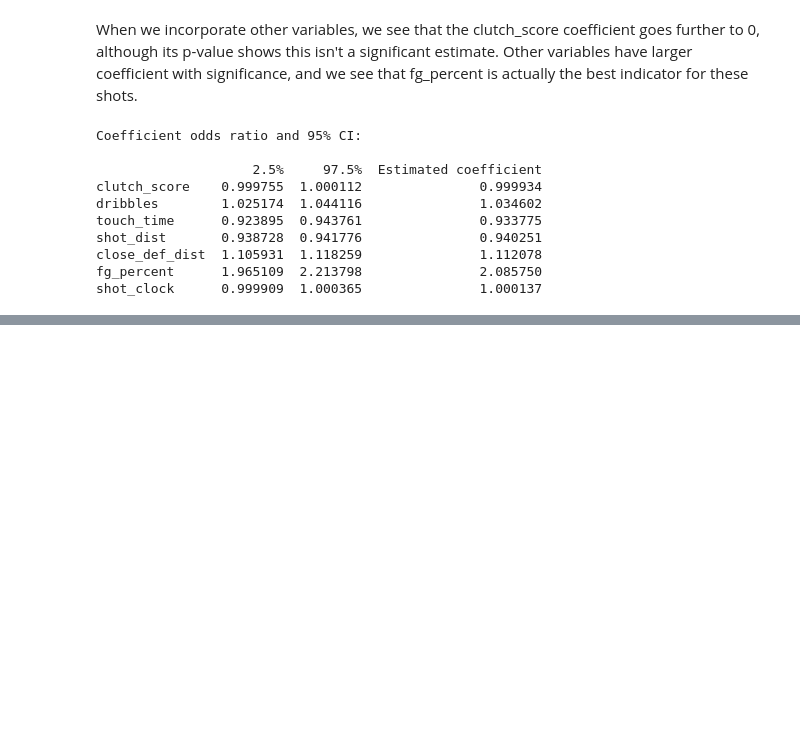
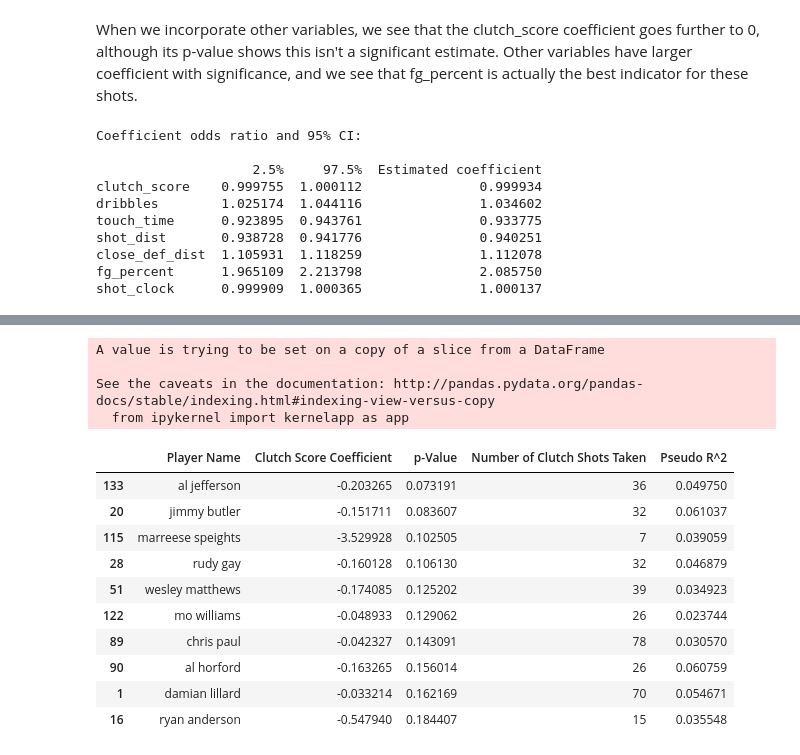
Before and after one commit to kylekwong/cs109-hot-hand, a Jupyter notebook: clutch_factor.ipynb, the cells around one changed output, grey strips where cells are left out. Saved outputs shown, nothing was run; the diff lists cells and outputs as text; code cells hidden in the pictures; blank space fills up the shorter version.

```diff
--- a/clutch_factor.ipynb
+++ b/clutch_factor.ipynb
@@ -463,0 +419,20 @@ Pseudo R^2: 0.0722590366701
+# %%
+choke_players = top_player_info[top_player_info['Clutch Score Coefficient'] < 0]
+choke_players.sort_values('p-Value', inplace=True)
+choke_players.head(10)
+# %% [output]
+A value is trying to be set on a copy of a slice from a DataFrame
+
+See the caveats in the documentation: http://pandas.pydata.org/pandas-docs/stable/indexing.html#indexing-view-versus-copy
+  from ipykernel import kernelapp as app
+|  | Player Name | Clutch Score Coefficient | p-Value | Number of Clutch Shots Taken | Pseudo R^2 |
+| 133 | al jefferson | -0.203265 | 0.073191 | 36 | 0.049750 |
+| 20 | jimmy butler | -0.151711 | 0.083607 | 32 | 0.061037 |
+| 115 | marreese speights | -3.529928 | 0.102505 | 7 | 0.039059 |
+| 28 | rudy gay | -0.160128 | 0.106130 | 32 | 0.046879 |
+| 51 | wesley matthews | -0.174085 | 0.125202 | 39 | 0.034923 |
+| 122 | mo williams | -0.048933 | 0.129062 | 26 | 0.023744 |
+| 89 | chris paul | -0.042327 | 0.143091 | 78 | 0.030570 |
+| 90 | al horford | -0.163265 | 0.156014 | 26 | 0.060759 |
+| 1 | damian lillard | -0.033214 | 0.162169 | 70 | 0.054671 |
+| 16 | ryan anderson | -0.547940 | 0.184407 | 15 | 0.035548 |
```
Also changed, not shown: parts of 17 cells of this notebook.
